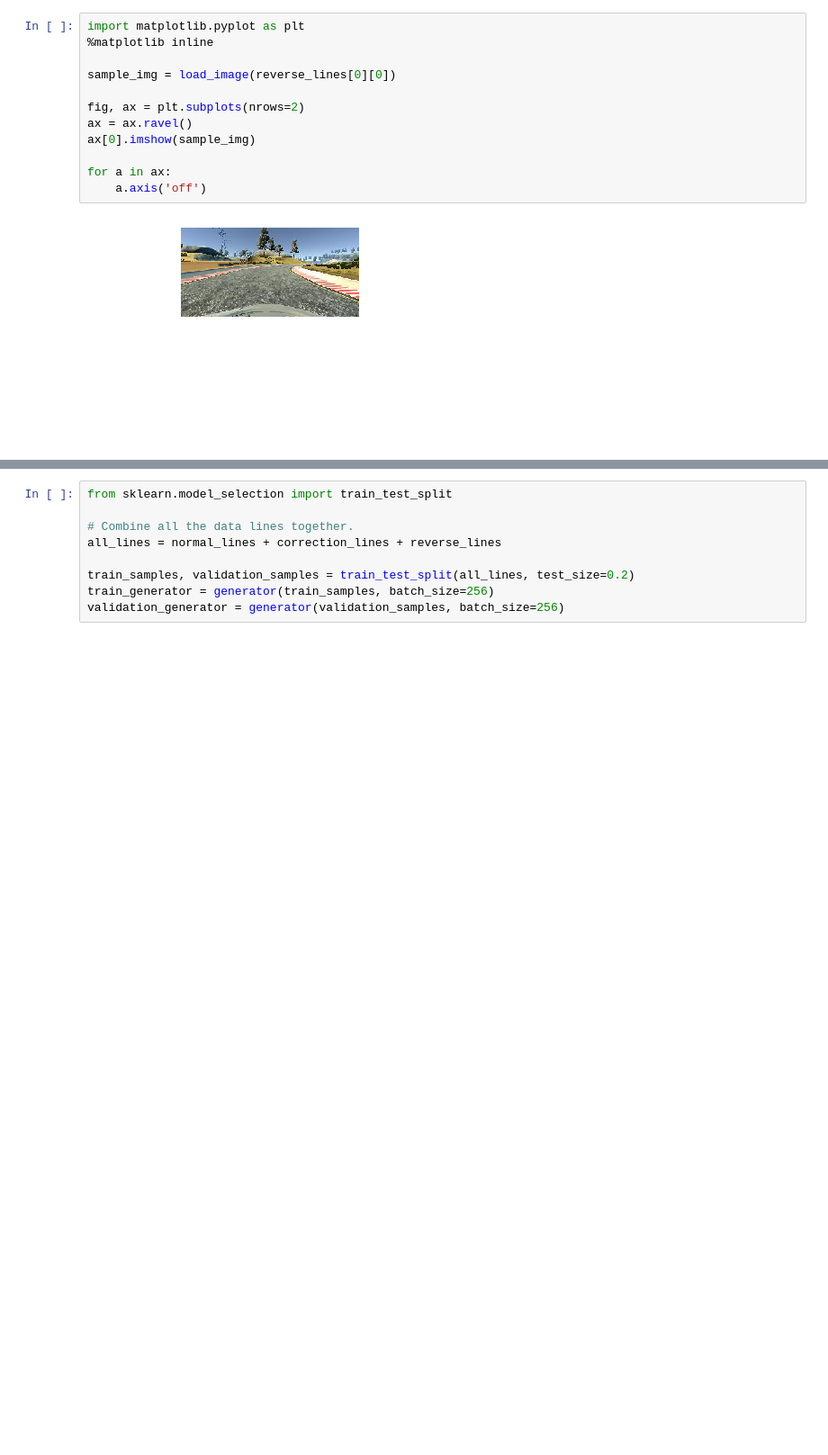
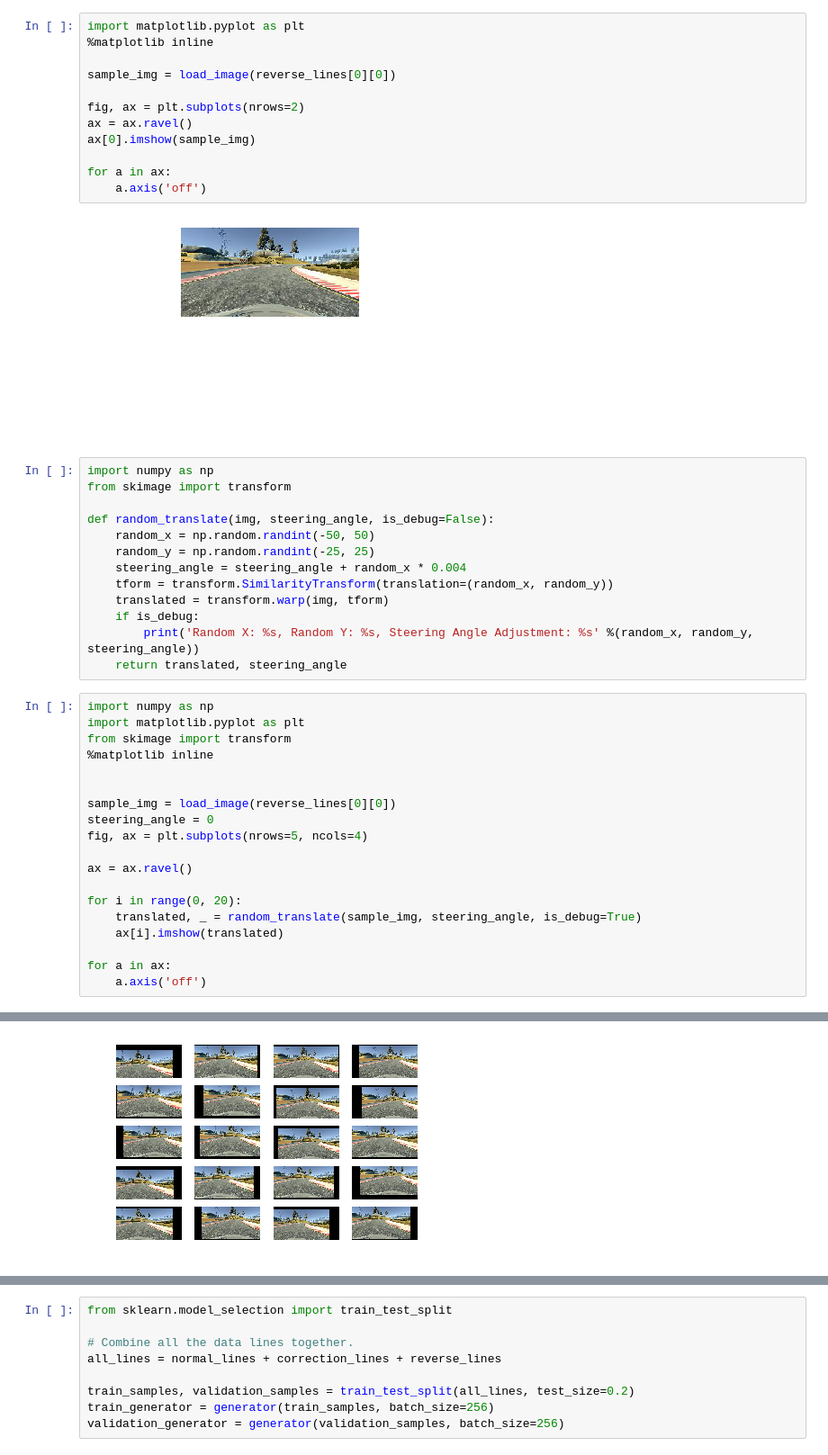
Before and after one commit to kevinwestern/CarND-Behavioral-Cloning-P3, a Jupyter notebook: model.ipynb, the cells around one changed output, grey strips where cells are left out. Shown: that part at 90% size. Saved outputs shown, nothing was run; the diff lists cells and outputs as text; blank space fills up the shorter version.

Commit message:
working on image translation

```diff
--- a/model.ipynb
+++ b/model.ipynb
@@ -54,3 +54,36 @@ for a in ax:
     a.axis('off')
 # %% [output]
 [figure]
+# %%
+import numpy as np
+from skimage import transform
+
+def random_translate(img, steering_angle, is_debug=False):
+    random_x = np.random.randint(-50, 50)
+    random_y = np.random.randint(-25, 25)
+    steering_angle = steering_angle + random_x * 0.004
+    tform = transform.SimilarityTransform(translation=(random_x, random_y))
+    translated = transform.warp(img, tform)
+    if is_debug:
+        print('Random X: %s, Random Y: %s, Steering Angle Adjustment: %s' %(random_x, random_y, steering_angle))
+    return translated, steering_angle
+# %%
+import numpy as np
+import matplotlib.pyplot as plt
+from skimage import transform
+%matplotlib inline
+
+
+sample_img = load_image(reverse_lines[0][0])
+steering_angle = 0
+fig, ax = plt.subplots(nrows=5, ncols=4)
+
+ax = ax.ravel()
+
+for i in range(0, 20):
+    translated, _ = random_translate(sample_img, steering_angle, is_debug=True)
+    ax[i].imshow(translated)
+
+for a in ax:
+    a.axis('off')
+# %% [output]
@@ -57,3 +110,4 @@ for a in ax:
+[figure, added]
 # %%
 import sklearn.utils
 
```
Also changed, not shown: parts of 3 cells of this notebook.
